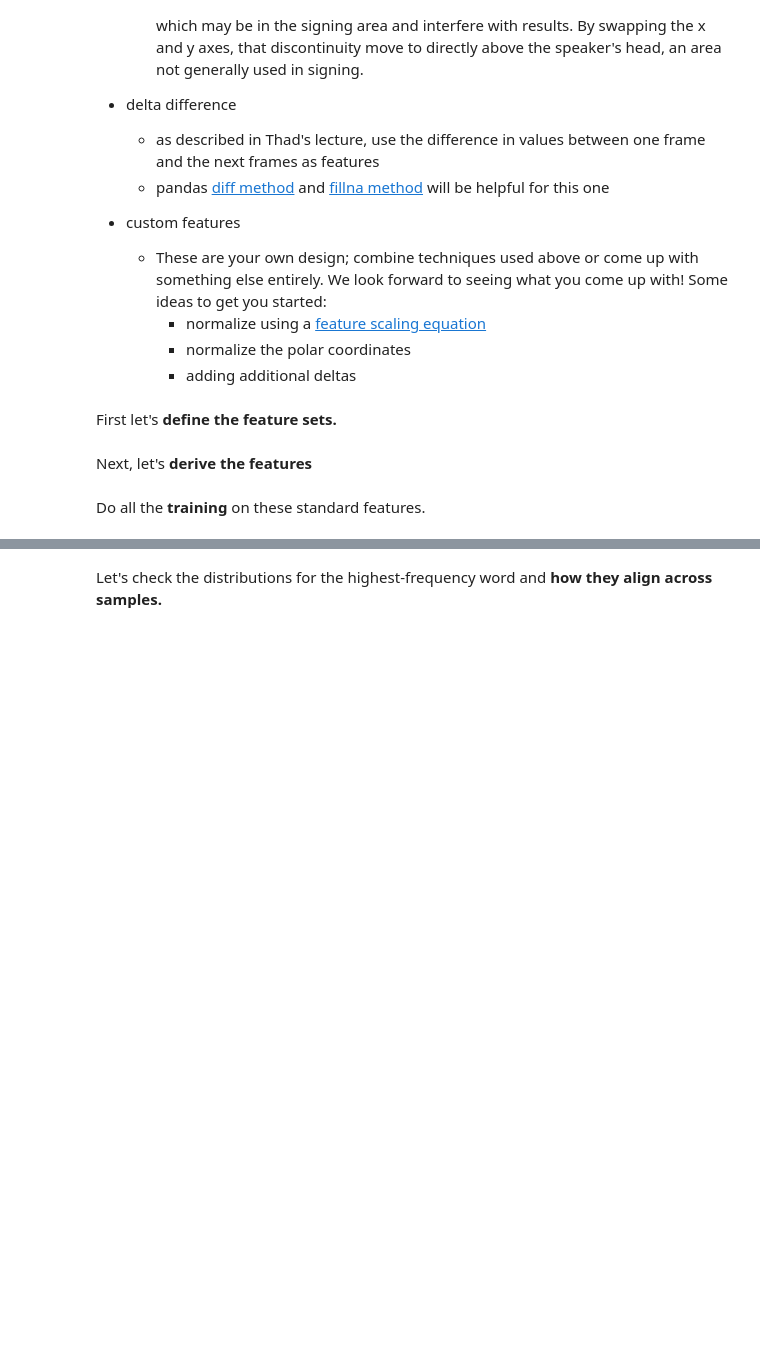
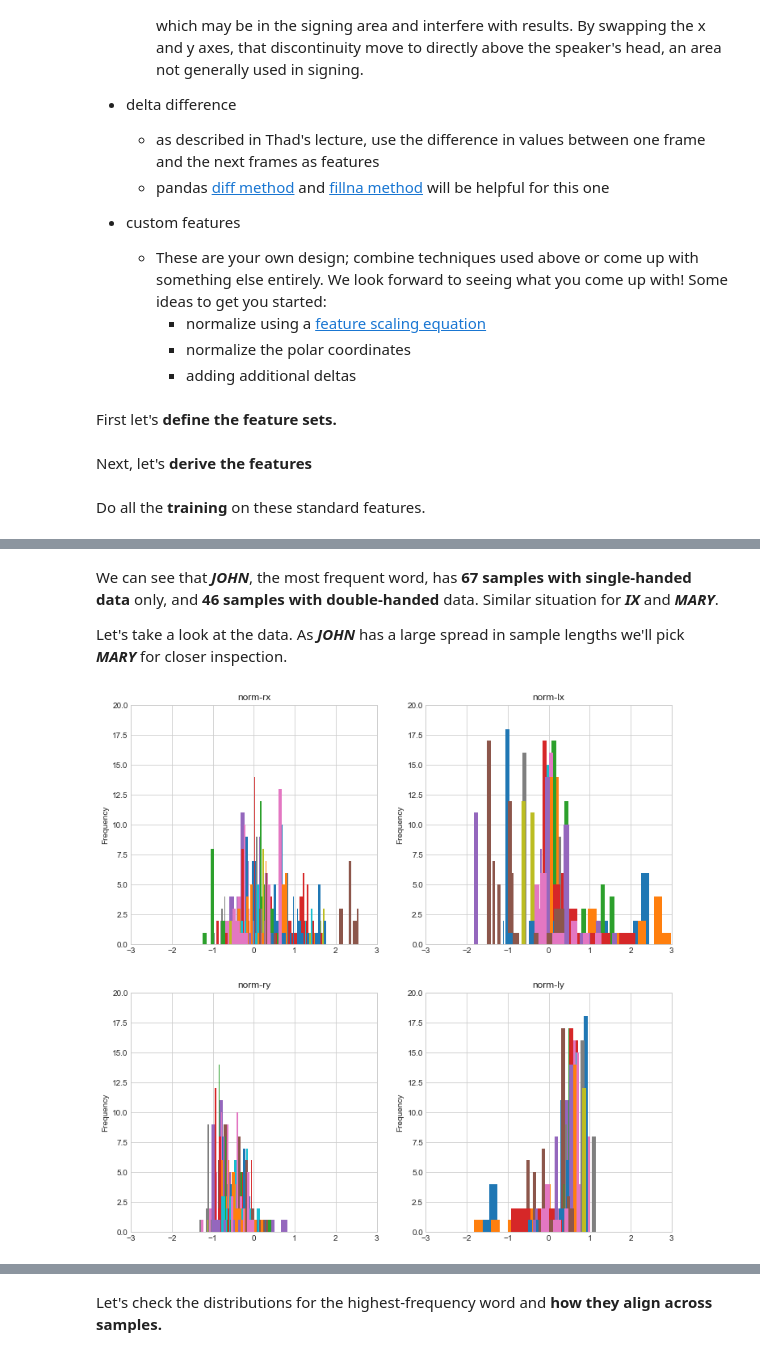
Before and after one commit to markovchainsmoker/AIND-Recognizer, a Jupyter notebook: asl_recognizer.ipynb, the cells around one changed output, grey strips where cells are left out. Cells and saved outputs as stored; diff of their text form; code cells hidden in the pictures; blank space fills up the shorter version.

```diff
--- a/asl_recognizer.ipynb
+++ b/asl_recognizer.ipynb
@@ -245,0 +243,9 @@ def make_scatter(df):
+# %% [markdown]
+We can see that ***JOHN***, the most frequent word, has **67 samples with single-handed data** only, and **46 samples with double-handed** data. Similar situation for ***IX*** and ***MARY***.
+
+Let's take a look at the data. As ***JOHN*** has a large spread in sample lengths we'll pick ***MARY*** for closer inspection.
+# %%
+test_word='MARY'
+fig=utils.make_histogram(samples['norm'][test_word],normed=True)
+# %% [output]
+[figure, added]
```
Also changed, not shown: parts of 89 cells of this notebook.
